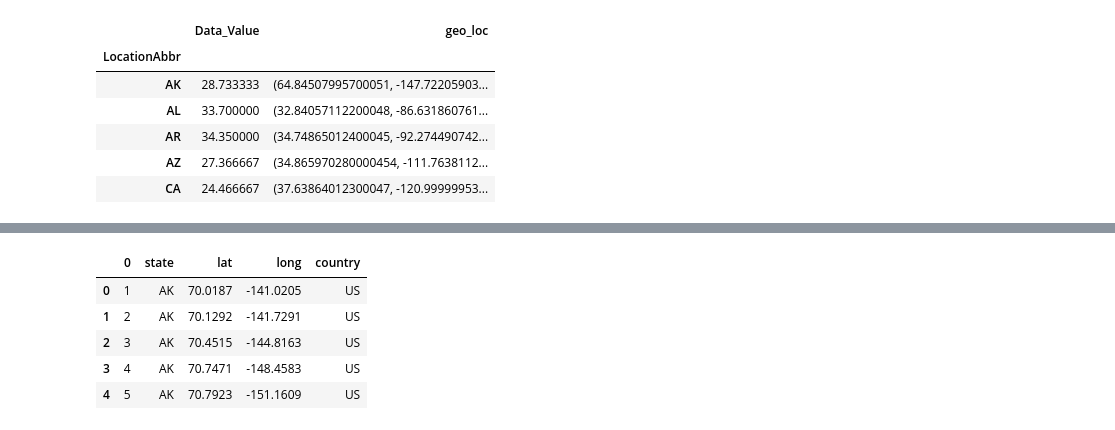
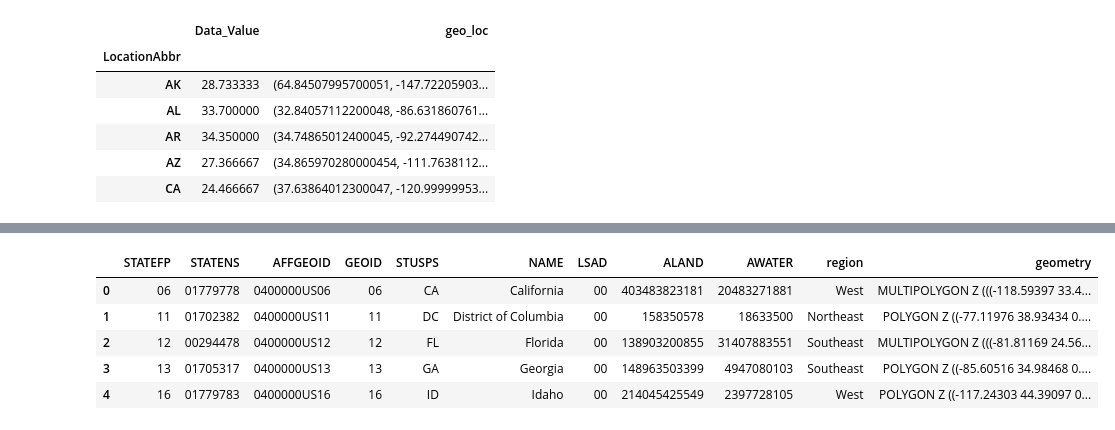
Before and after one commit to sbhewitt/Obesity-Group-Project, a Jupyter notebook: code/geo_data.ipynb, the cells around one changed output, grey strips where cells are left out. Drawn from its saved outputs; the diff is of its cells as text; code cells hidden in the pictures.

```diff
--- a/code/geo_data.ipynb
+++ b/code/geo_data.ipynb
@@ -152,10 +87,10 @@ from shapely.geometry import Polygon
 # %%
-us_shapes = pd.read_csv('../data/Formatted-CSV-US-Polygon.csv')
-us_shapes.head()
+states = gp.read_file('../data/usa-states-census-2014.shp')
+states.head()
 # %% [output]
-|  | 0 | state | lat | long | country |
-| 0 | 1 | AK | 70.0187 | -141.0205 | US |
-| 1 | 2 | AK | 70.1292 | -141.7291 | US |
-| 2 | 3 | AK | 70.4515 | -144.8163 | US |
-| 3 | 4 | AK | 70.7471 | -148.4583 | US |
-| 4 | 5 | AK | 70.7923 | -151.1609 | US |
+|  | STATEFP | STATENS | AFFGEOID | GEOID | STUSPS | NAME | LSAD | ALAND | AWATER | region | geometry |
+| 0 | 06 | 01779778 | 0400000US06 | 06 | CA | California | 00 | 403483823181 | 20483271881 | West | MULTIPOLYGON Z (((-118.59397 33.4... |
+| 1 | 11 | 01702382 | 0400000US11 | 11 | DC | District of Columbia | 00 | 158350578 | 18633500 | Northeast | POLYGON Z ((-77.11976 38.93434 0.... |
+| 2 | 12 | 00294478 | 0400000US12 | 12 | FL | Florida | 00 | 138903200855 | 31407883551 | Southeast | MULTIPOLYGON Z (((-81.81169 24.56... |
+| 3 | 13 | 01705317 | 0400000US13 | 13 | GA | Georgia | 00 | 148963503399 | 4947080103 | Southeast | POLYGON Z ((-85.60516 34.98468 0.... |
+| 4 | 16 | 01779783 | 0400000US16 | 16 | ID | Idaho | 00 | 214045425549 | 2397728105 | West | POLYGON Z ((-117.24303 44.39097 0... |
```
Also changed, not shown: parts of 22 cells of this notebook, 7 other files.
